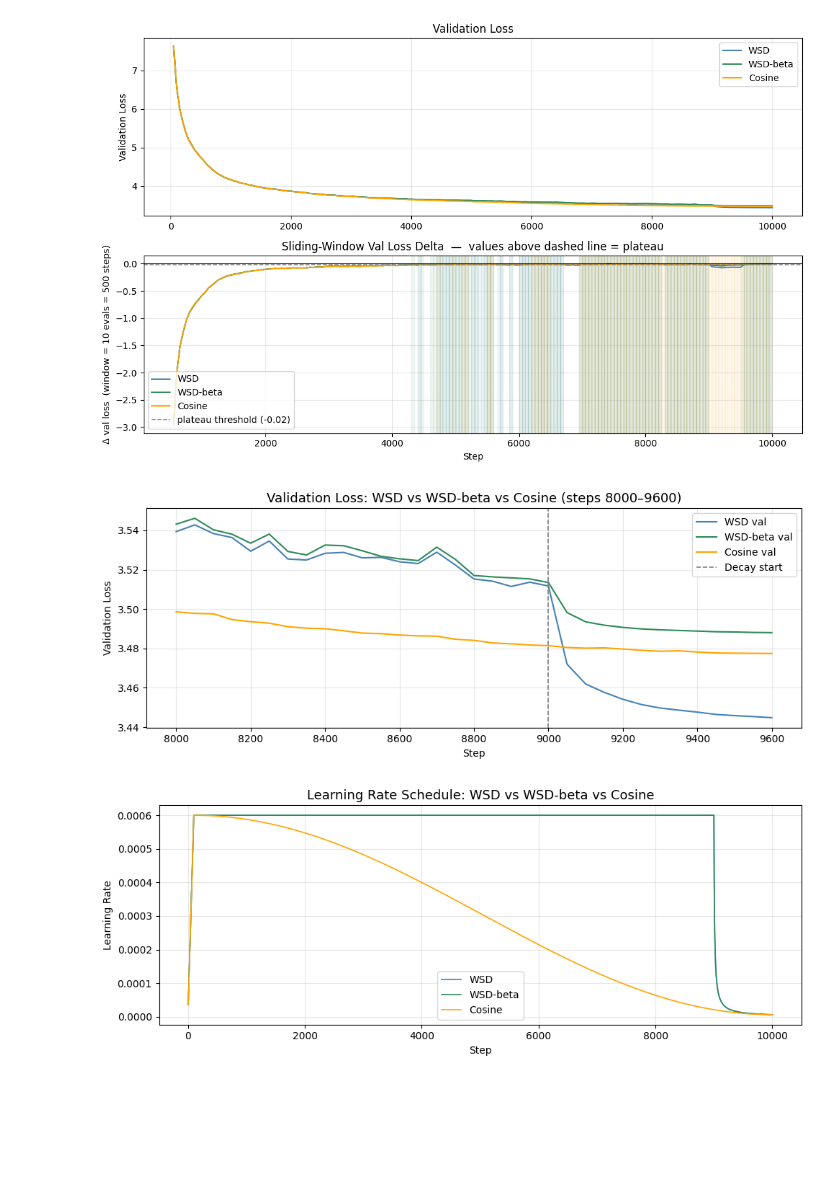
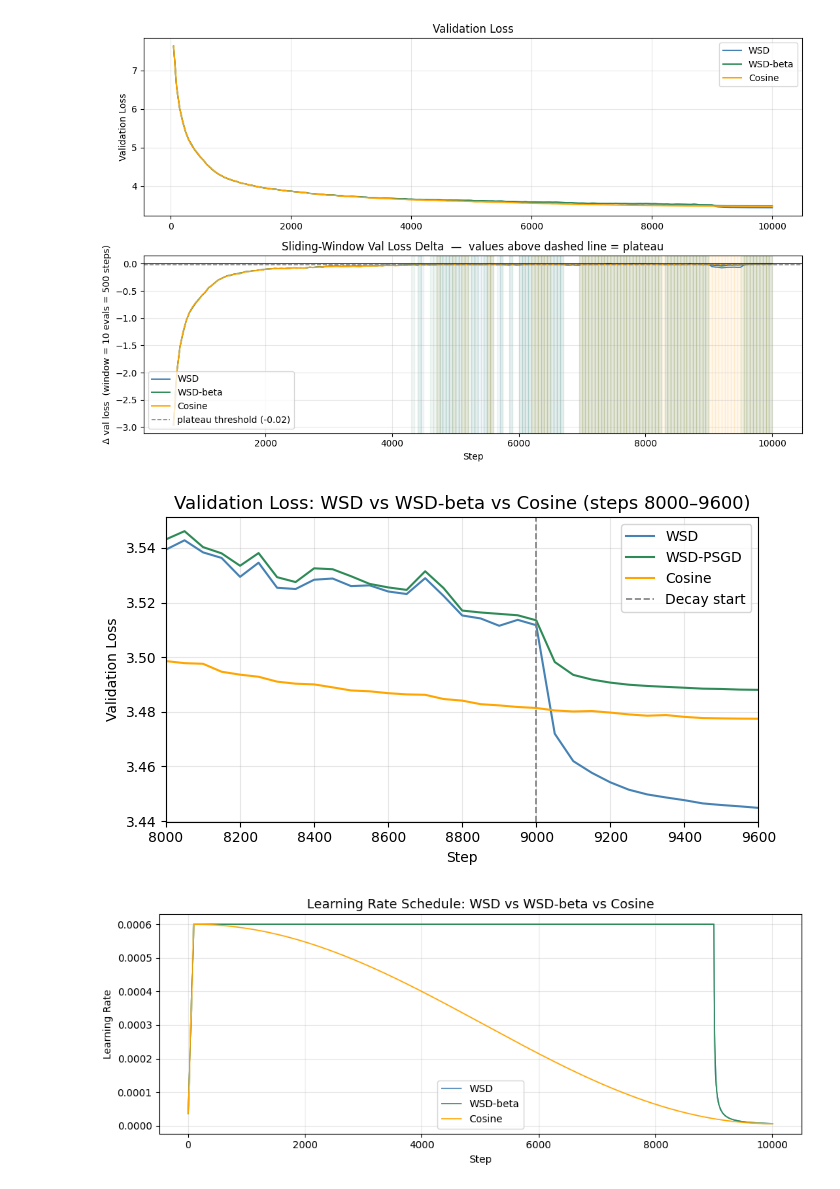
Before and after one commit to Duckymini/wsd_metric_triggered, a Jupyter notebook: notebooks/wsd_vs_cosine.ipynb, the cells around one changed output. Drawn from its saved outputs; the diff is of its cells as text; code cells hidden in the pictures; blank space fills up the shorter version.

Commit message:
change the plots for report

```diff
--- a/notebooks/wsd_vs_cosine.ipynb
+++ b/notebooks/wsd_vs_cosine.ipynb
@@ -114,35 +114,35 @@ plt.show()
 # %% [output]
 [figure]
 # %%
-fig, ax = plt.subplots(figsize=(10, 4))
+fig, ax = plt.subplots(figsize=(7, 4))
 
 runs = [
     (wsd_val,      "steelblue", "WSD"),
-    (wsd_beta_val, "seagreen",  "WSD-beta"),
+    (wsd_beta_val, "seagreen",  "WSD-PSGD"),
     (cosine_val,   "orange",    "Cosine"),
 ]
 
 ZOOM_START, ZOOM_END = 8000, 9600
 DECAY_START = 9000
 
 for val_df, color, name in runs:
     if val_df is not None and len(val_df) > 0:
         mask = val_df["step"].between(ZOOM_START, ZOOM_END)
         if mask.any():
             ax.plot(val_df.loc[mask, "step"], val_df.loc[mask, "validation_loss"],
-                    color=color, linewidth=1.5, linestyle="-", label=f"{name} val")
+                    color=color, linewidth=1.5, linestyle="-", label=f"{name}")
 
 ax.axvline(DECAY_START, color="gray", linewidth=1.2, linestyle="--", label="Decay start")
-
+ax.set_xlim(ZOOM_START, ZOOM_END)
 ax.set_title(f"Validation Loss: WSD vs WSD-beta vs Cosine (steps {ZOOM_START}–{ZOOM_END})", fontsize=13)
 ax.set_xlabel("Step")
 ax.set_ylabel("Validation Loss")
 ax.legend()
 ax.grid(True, alpha=0.3)
 plt.tight_layout()
 plt.show()
 # %% [output]
-[figure, old version]
+[figure, new version]
 # %%
 fig, ax = plt.subplots(figsize=(10, 4))
 
```
